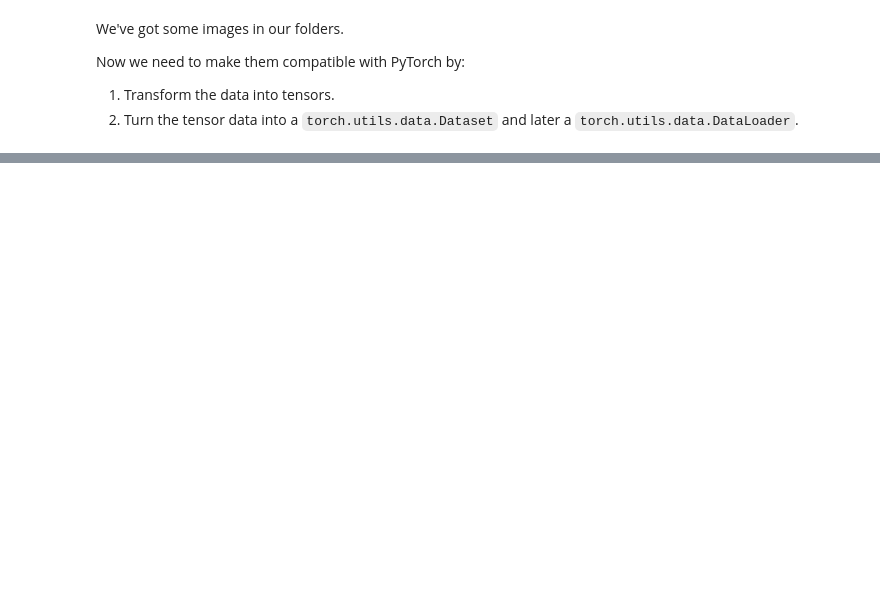
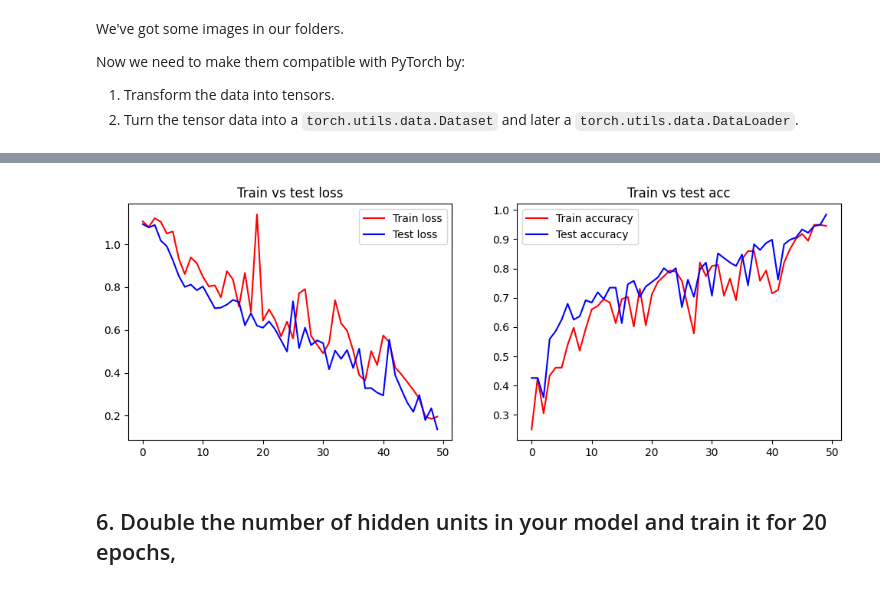
Before and after one commit to mchojna/pytorch-course, a Jupyter notebook: 04_pytorch_datasets_exercises.ipynb, the cells around one changed output, grey strips where cells are left out. Cells and saved outputs as stored; diff of their text form; code cells hidden in the pictures; blank space fills up the shorter version.

```diff
--- a/04_pytorch_datasets_exercises.ipynb
+++ b/04_pytorch_datasets_exercises.ipynb
@@ -220,0 +691,25 @@ Now we need to make them compatible with PyTorch by:
+# %%
+# Train for 50 epochs
+model_50_epochs = Model_0(
+    in_features=3,
+    hidden_units=16,
+    out_features=len(classes),
+)
+
+torch.manual_seed(42)
+
+loss_fn = nn.CrossEntropyLoss()
+optimizer = torch.optim.Adam(
+    params=model_50_epochs.parameters(),
+    lr=0.001
+)
+
+results_50_epochs = train(
+    model=model_50_epochs,
+    train_dataloader=train_dataloader,
+    test_dataloader=test_dataloader,
+    optimizer=optimizer,
+    loss_fn=loss_fn,
+    epochs=50,
+    device=device
+)
@@ -220,0 +734,6 @@ Now we need to make them compatible with PyTorch by:
+# %%
+plot_results(results_50_epochs)
+# %% [output]
+[figure, added]
+# %% [markdown]
+## 6. Double the number of hidden units in your model and train it for 20 epochs,
```
Also changed, not shown: parts of 33 cells of this notebook.
